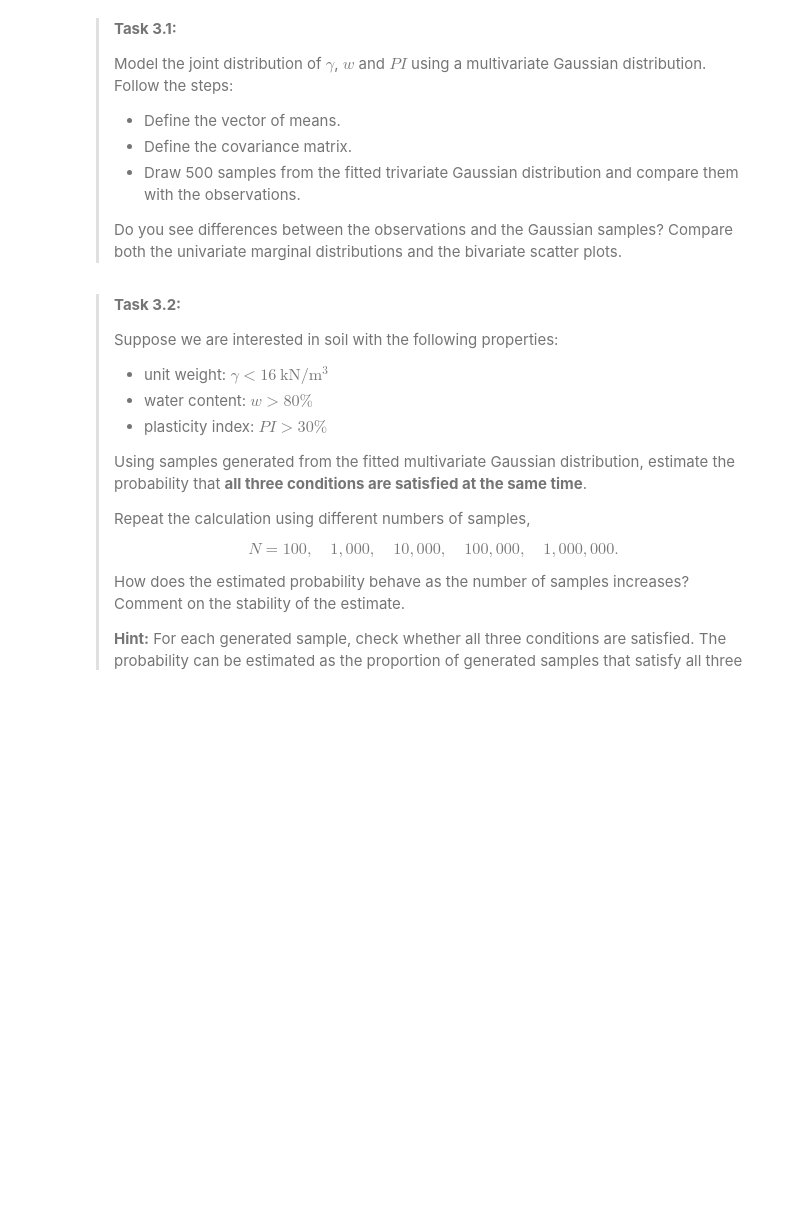
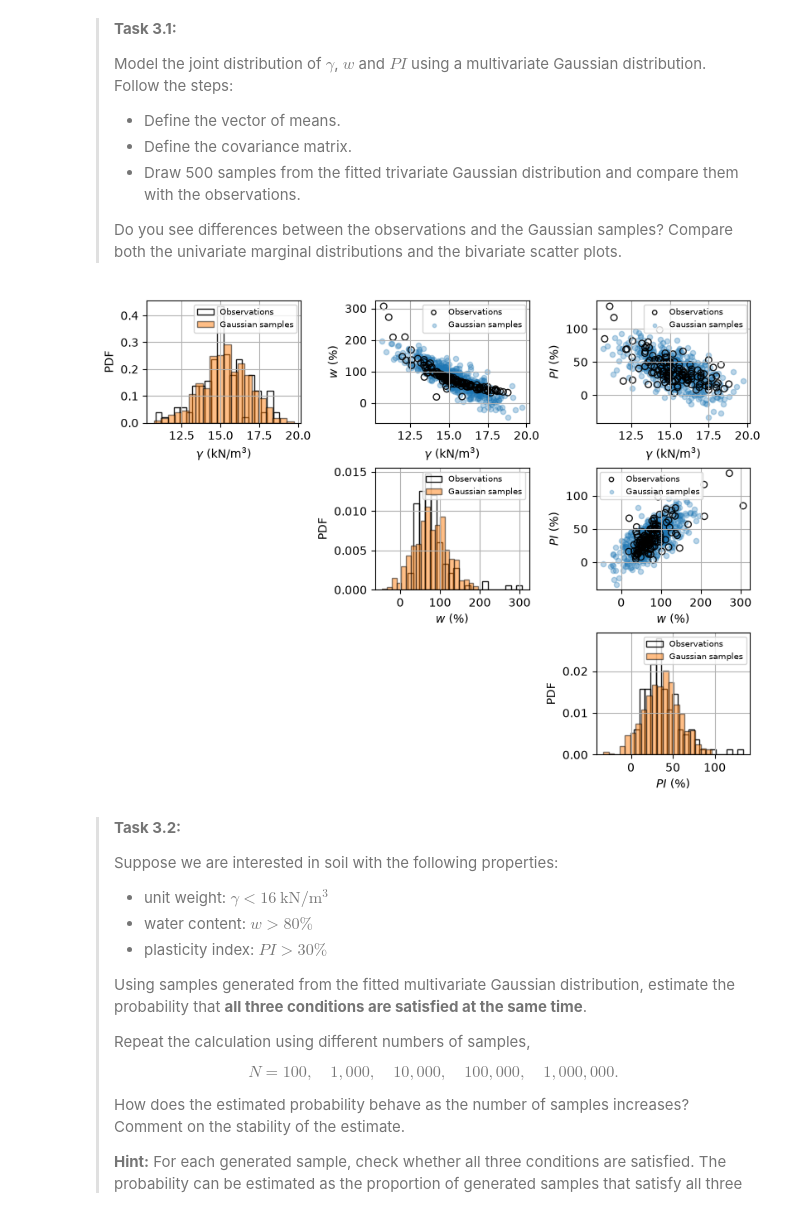
Before and after one commit to AnnelotteMaitland/GA_W1.5, a Jupyter notebook: Gaussian_Soil.ipynb, the cells around one changed output. Saved outputs shown, nothing was run; the diff lists cells and outputs as text; code cells hidden in the pictures; blank space fills up the shorter version.

```diff
--- a/Gaussian_Soil.ipynb
+++ b/Gaussian_Soil.ipynb
@@ -178,33 +178,37 @@ Pearson's correlation coefficient between w and PI is 0.684
 # Define the vector of means
 # ---------------------------------------------------------
 
-mu1 = np.mean(data[:, 0])
-mu2 = ### YOUR CODE HERE ###
-mu3 = ### YOUR CODE HERE ###
+mu1 = statistics.mean(data[:, 0])
+mu2 = statistics.mean(data[:, 1])
+mu3 = statistics.mean(data[:, 2])
 
-mu = ### YOUR CODE HERE ###
+mu = np.array([mu1, mu2, mu3])
 
 
 # ---------------------------------------------------------
 # Define the covariance matrix
 # ---------------------------------------------------------
 
-s1 = ### YOUR CODE HERE ###
-s2 = ### YOUR CODE HERE ###
-s3 = ### YOUR CODE HERE ###
+s1 = statistics.stdev(data[:, 0])
+s2 = statistics.stdev(data[:, 1])
+s3 = statistics.stdev(data[:, 2])
 
-covariance_12 = ### YOUR CODE HERE ###
-covariance_13 = ### YOUR CODE HERE ###
-covariance_23 = ### YOUR CODE HERE ###
+covariance_12 = statistics.stdev(data[:, 0]) * statistics.stdev(data[:, 1]) * pearson_correlation(data[:, 0], data[:, 1])
+covariance_13 = statistics.stdev(data[:, 0]) * statistics.stdev(data[:, 2]) * pearson_correlation(data[:, 0], data[:, 2])
+covariance_23 = statistics.stdev(data[:, 1]) * statistics.stdev(data[:, 2]) * pearson_correlation(data[:, 1], data[:, 2])
 
-sigma = ### YOUR CODE HERE ###
+sigma = np.array([
+    [s1**2, covariance_12, covariance_13],
+    [covariance_12, s2**2, covariance_23],
+    [covariance_13, covariance_23, s3**2]
+])
 
 
 # ---------------------------------------------------------
 # Draw 500 samples from the fitted trivariate Gaussian
 # ---------------------------------------------------------
 
-samples = ### YOUR CODE HERE ###
+samples = multivariate_normal(mean=mu, cov=sigma).rvs(size=500)
 
 
 # ---------------------------------------------------------
@@ -266,33 +270,35 @@ for i in range(data.shape[1]):
 
             # Observations on top
             axs[i, j].scatter(
                 data[:, i],
                 data[:, j],
                 alpha=0.9,
                 s=30,
                 edgecolor='black',
                 facecolor='none',
                 label='Observations'
             )
 
             axs[i, j].set_xlabel(variable_names[i])
             axs[i, j].set_ylabel(variable_names[j])
 
             # Put observations first in legend
             handles, labels = axs[i, j].get_legend_handles_labels()
 
             axs[i, j].legend(
                 [handles[1], handles[0]],
                 [labels[1], labels[0]],
                 fontsize=7,
                 markerscale=0.7
             )
 
         else:
 
             axs[i, j].axis('off')
 
 plt.show()
+# %% [output]
+[figure, added]
 # %% [markdown]
 > **Task 3.2:**
 >
```
Also changed, not shown: parts of 1 cell of this notebook.
